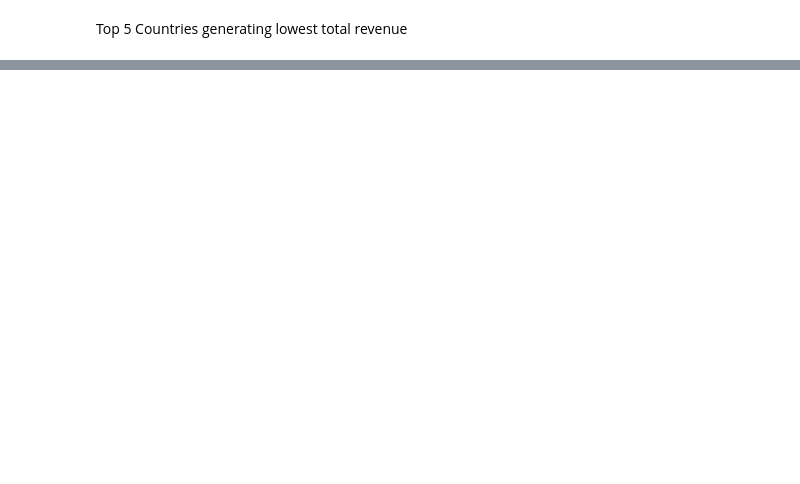
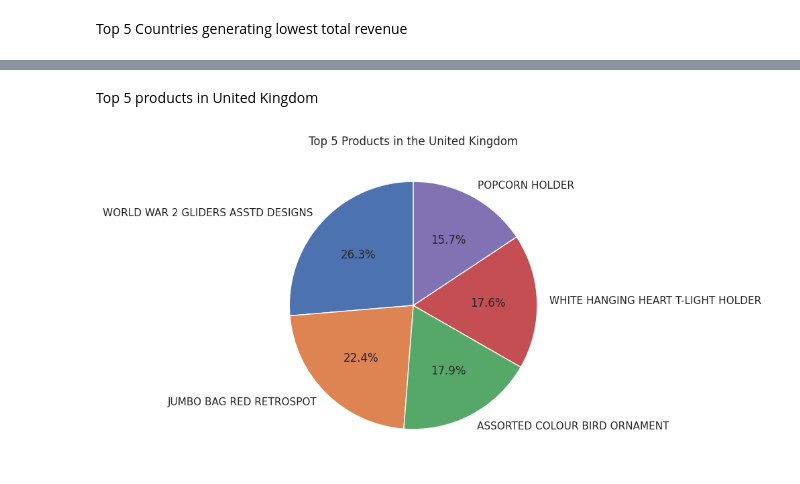
Before and after one commit to rimshaharmaen/OnlineRetailCustomerSegmentation, a Jupyter notebook: Online_Retail_Customer_SegmentationCapstoneProject.ipynb, the cells around one changed output, grey strips where cells are left out. Cells and saved outputs as stored; diff of their text form; code cells hidden in the pictures; blank space fills up the shorter version.

Commit message:
EDA charts and Check for Skewness

```diff
--- a/Online_Retail_Customer_SegmentationCapstoneProject.ipynb
+++ b/Online_Retail_Customer_SegmentationCapstoneProject.ipynb
@@ -292,0 +293,23 @@ plt.show()
+# %% [markdown]
+Top 5 products in United Kingdom
+# %%
+# Filter the data for sales in the United Kingdom
+uk_sales = customer_data_df[customer_data_df['Country'] == 'United Kingdom']
+
+# Group the data by product description and sum the quantity sold
+product_sales = uk_sales.groupby('Description')['Quantity'].sum().reset_index()
+
+# Sort the products by sales and get the top 5
+top_products = product_sales.sort_values('Quantity', ascending=False).head(5)
+
+# Create a pie chart with matplotlib
+plt.figure(figsize=(8,6))
+plt.pie(top_products['Quantity'], labels=top_products['Description'], autopct='%1.1f%%', startangle=90)
+
+# Set the title
+plt.title('Top 5 Products in the United Kingdom')
+
+# Show the plot
+plt.show()
+# %% [output]
+[figure, added]
```
Also changed, not shown: parts of 20 cells of this notebook.
